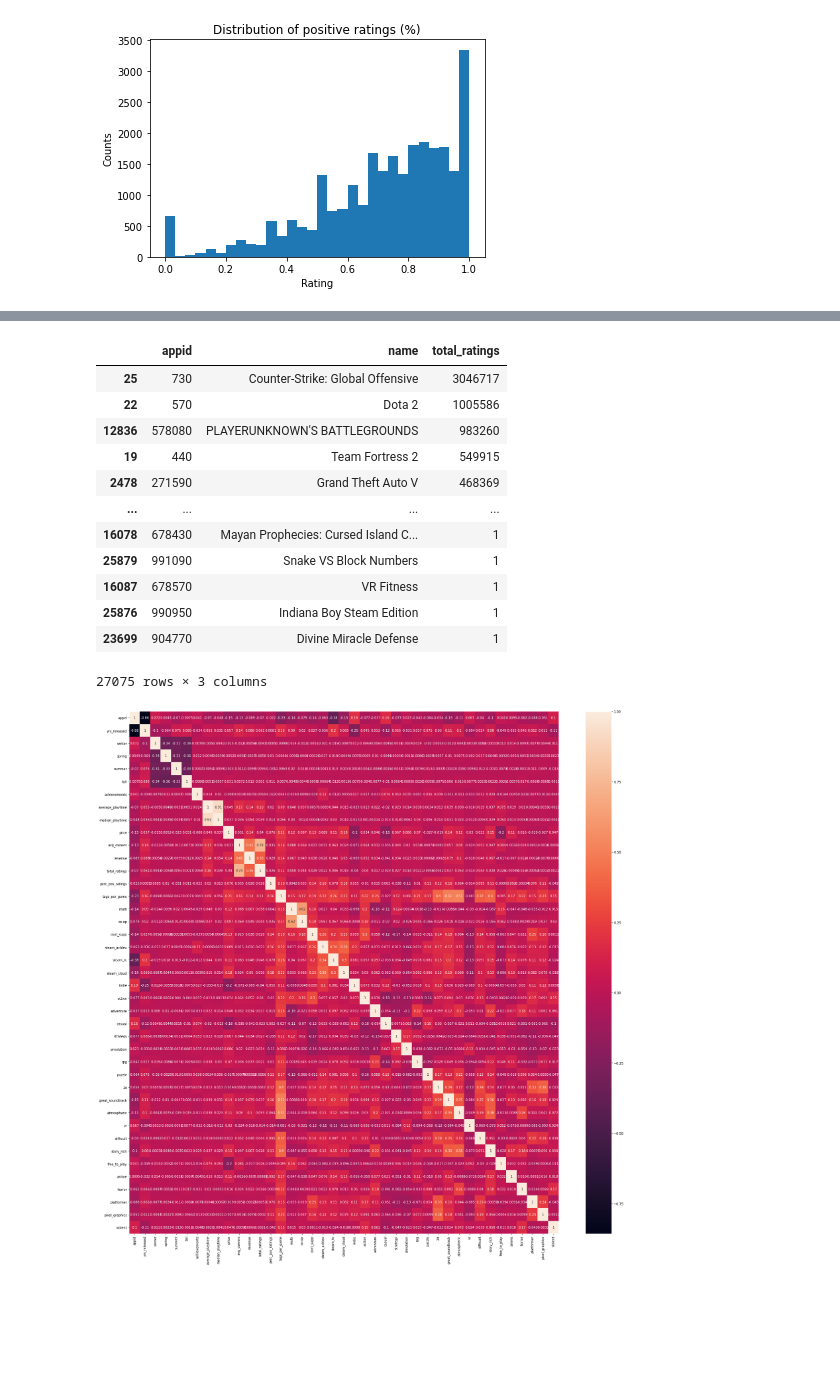
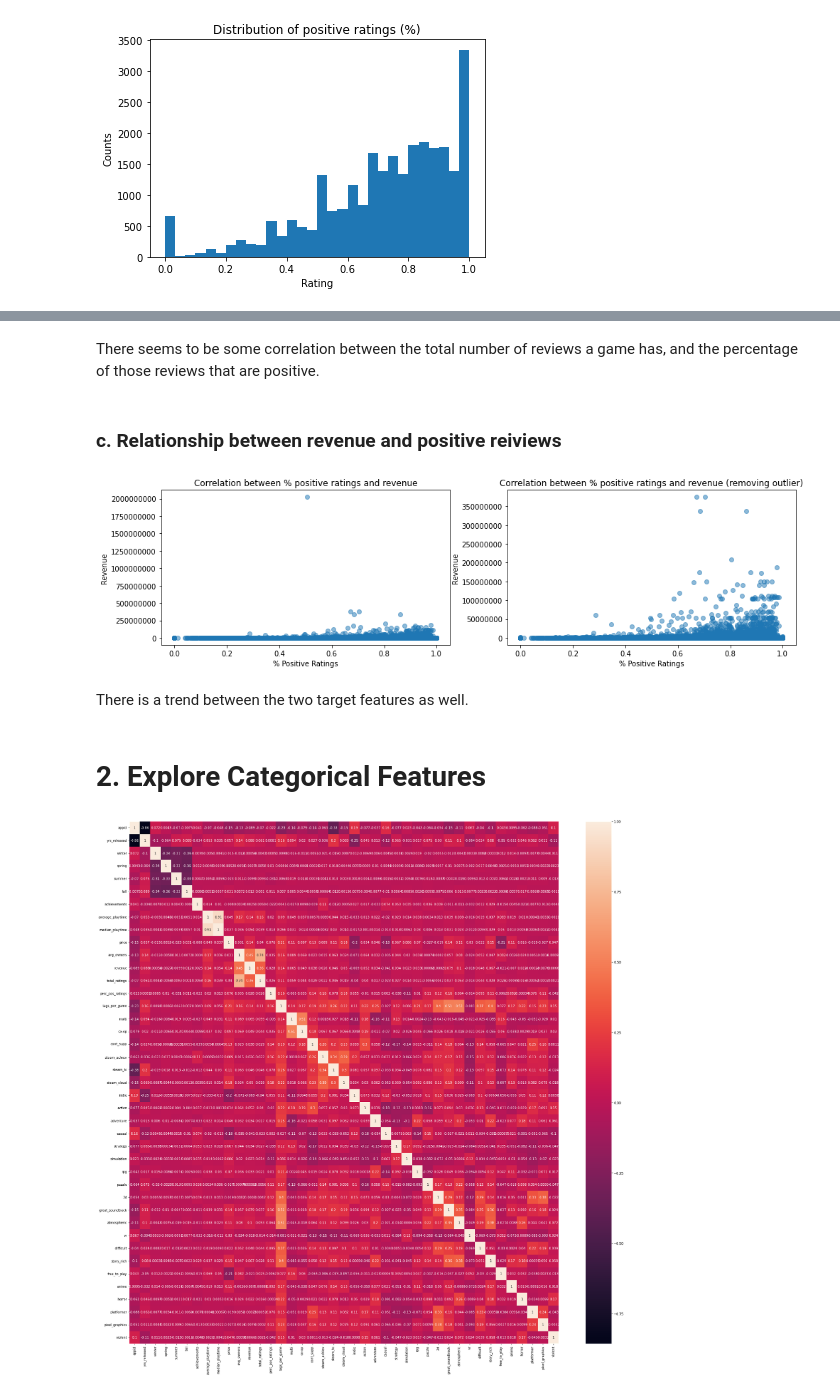
Before and after one commit to divzueri/Springboard, a Jupyter notebook: Capstone2/notebooks/3_EDA.ipynb, the cells around one changed output, grey strips where cells are left out. Saved outputs shown, nothing was run; the diff lists cells and outputs as text; code cells hidden in the pictures; blank space fills up the shorter version.

```diff
--- a/Capstone2/notebooks/3_EDA.ipynb
+++ b/Capstone2/notebooks/3_EDA.ipynb
@@ -234,19 +217,29 @@ ax.ticklabel_format(useOffset=False, style='plain');
-# %%
-steam_data[['appid','name','total_ratings']].sort_values('total_ratings', ascending=False)
-# %% [output]
-|  | appid | name | total_ratings |
-| 25 | 730 | Counter-Strike: Global Offensive | 3046717 |
-| 22 | 570 | Dota 2 | 1005586 |
-| 12836 | 578080 | PLAYERUNKNOWN'S BATTLEGROUNDS | 983260 |
-| 19 | 440 | Team Fortress 2 | 549915 |
-| 2478 | 271590 | Grand Theft Auto V | 468369 |
-| ... | ... | ... | ... |
-| 16078 | 678430 | Mayan Prophecies: Cursed Island C... | 1 |
-| 25879 | 991090 | Snake VS Block Numbers | 1 |
-| 16087 | 678570 | VR Fitness | 1 |
-| 25876 | 990950 | Indiana Boy Steam Edition | 1 |
-| 23699 | 904770 | Divine Miracle Defense | 1 |
-27075 rows × 3 columns
+# %% [markdown]
+There seems to be some correlation between the total number of reviews a game has, and the percentage of those reviews that are positive.
+# %% [markdown]
+### c. Relationship between revenue and positive reiviews
+# %%
+fig, ax = plt.subplots(1,2, figsize=(16,4), sharey=False)
+
+# View correlation of revenue with % positive ratings
+ax[0].scatter(steam_data['perc_pos_ratings'], steam_data['revenue'], alpha=0.5);
+ax[0].set_title('Correlation between % positive ratings and revenue');
+ax[0].set_xlabel('% Positive Ratings');
+ax[0].set_ylabel('Revenue');
+ax[0].ticklabel_format(useOffset=False, style='plain');
+
+# Same thing, but removing outlier
+ax[1].scatter(no_outlier['perc_pos_ratings'], no_outlier['revenue'], alpha=0.5);
+ax[1].set_title('Correlation between % positive ratings and revenue (removing outlier)');
+ax[1].set_xlabel('% Positive Ratings');
+ax[1].set_ylabel('Revenue');
+ax[1].ticklabel_format(useOffset=False, style='plain');
+# %% [output]
+[figure, added]
+# %% [markdown]
+There is a trend between the two target features as well.
+# %% [markdown]
+# 2. Explore Categorical Features
 # %%
 # Make a heatmap
 plt.figure(figsize=(30,30))
```
Also changed, not shown: parts of 44 cells of this notebook, 2 other files.
